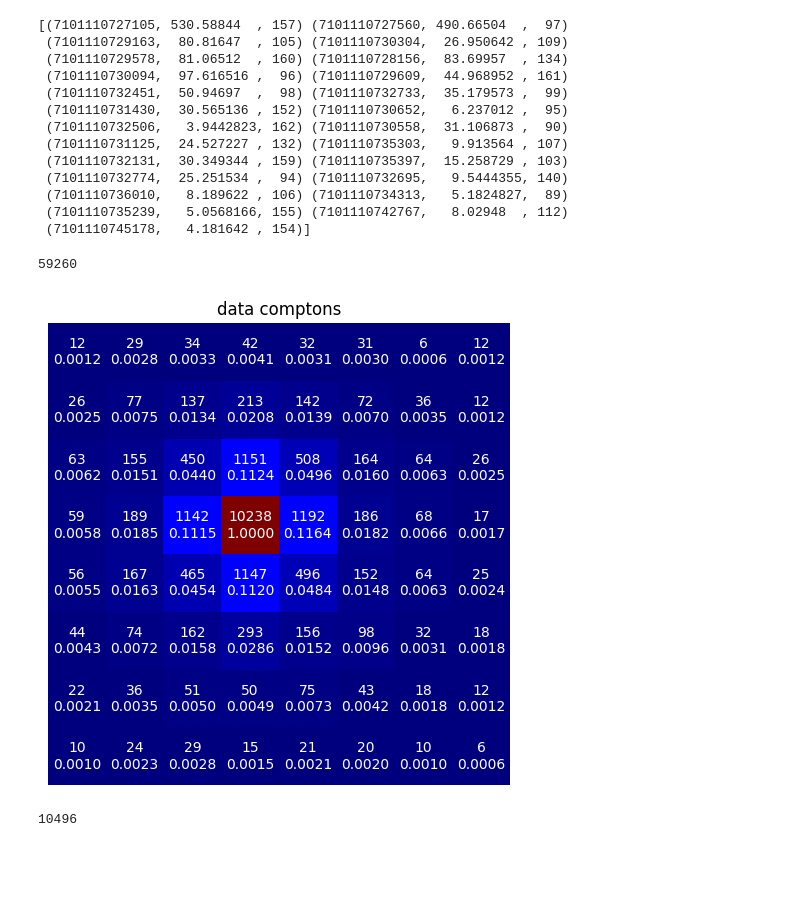
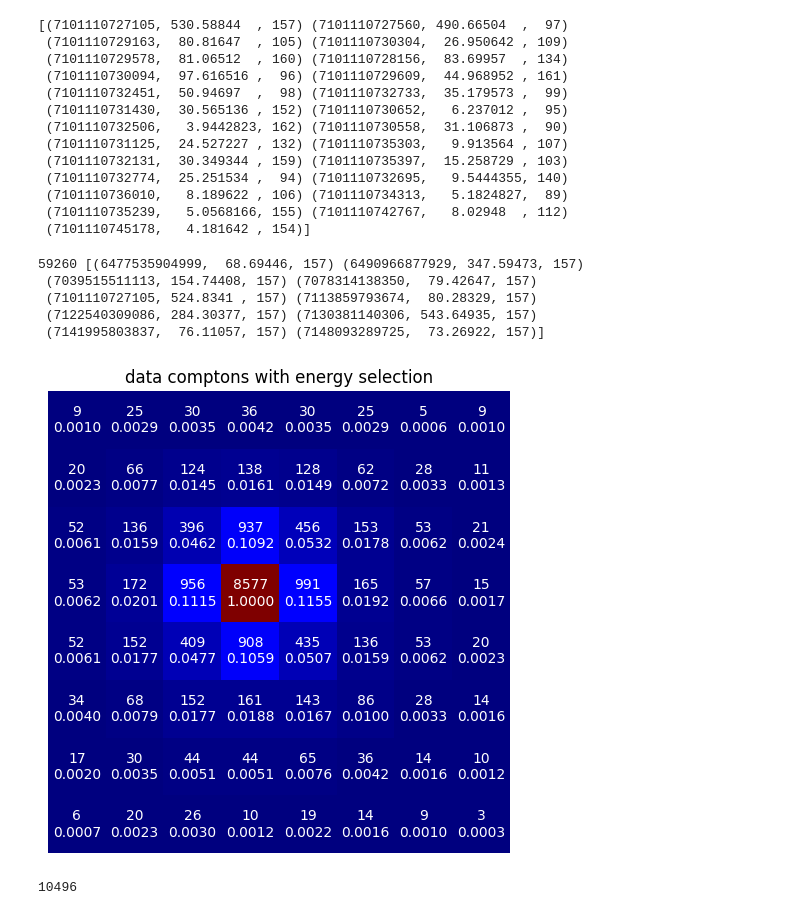
Before and after one commit to chenkale/TPPTComptonReconstruction, a Jupyter notebook: singlesanalysis.ipynb, the cells around one changed output. Saved outputs shown, nothing was run; the diff lists cells and outputs as text; code cells hidden in the pictures; blank space fills up the shorter version.

```diff
--- a/singlesanalysis.ipynb
+++ b/singlesanalysis.ipynb
@@ -410,19 +410,18 @@ print(relcal)
  (7101110745178,   4.181642 , 154)]
 # %%
 heatmap = np.zeros(64)
-meansheatmap = np.zeros(64)
-meansheatmapcorrected = np.zeros(64)
 allenergies, targetid = [], 157
 firstenergies = []
-pairenergysums = []
+pairenergysums = [[] for _ in range(64)] # 64 lists
+pairenergysumscorr = [[] for _ in range(64)] # 64 lists
 for i in tqdm(range(0, len(data), 10000000)):
     chunk = np.array(data[i:i+10000000])
     chunk = chunk[chunk['id'] > 127]
     chunk = chunk[chunk['id'] < 192]
     chunk['energy'] = energycal.convertenergy(chunk['energy'], escalars[chunk['id']])
     targetidchunk = chunk[chunk['id'] == targetid]
-    print(len(targetidchunk))
-    allenergies.extend(list(targetidchunk['energy']))
+    print(len(targetidchunk), targetidchunk[0:10])
+    allenergies.extend(targetidchunk['energy'].tolist())
     chunk['id'] = chunk['id'] % 64
     chunk = chunk[chunk['energy'] > 100.0]
     chunk = chunk[chunk['energy'] < 400.0]
@@ -433,46 +432,51 @@ for i in tqdm(range(0, len(data), 10000000)):
         if chunk[i]['time'] - lasttime > 10000:
             if neventsthisgroup == 2:
                 if targetid % 64 in chunk[startindex:endindex]['id']:
-                    heatmap[np.unique(chunk[startindex:endindex]['id'])] += 1
-                    meansheatmap[np.unique(chunk[startindex:endindex]['id'])] += np.sum(chunk[startindex:endindex]['energy'])
-                    targetidchunk = chunk[startindex:endindex][chunk[startindex:endindex]['id'] == targetid % 64]
-                    firstenergies.extend(list(targetidchunk['energy']))
+                    targetidchunk1 = chunk[startindex:endindex][chunk[startindex:endindex]['id'] == targetid % 64]
+                    firstenergies.extend(targetidchunk1['energy'].tolist())
                     energies1, energies2 = chunk[startindex:endindex]['energy'][0], chunk[startindex:endindex]['energy'][1]
                     ids1, ids2 = chunk[startindex:endindex]['id'][0], chunk[startindex:endindex]['id'][1]
                     correctedenergies1, correctedenergies2 = crosstalk.correctenergies(ids1, ids2, energies1, energies2)
-                    pairenergysums.append(correctedenergies1 + correctedenergies2)
-                    meansheatmapcorrected[np.unique(chunk[startindex:endindex]['id'])] += correctedenergies1 + correctedenergies2
+                    pairenergysums[ids1].append(energies1 + energies2)
+                    pairenergysums[ids2].append(energies2 + energies1)
+                    pairenergysumscorr[ids1].append(correctedenergies1 + correctedenergies2)
+                    pairenergysumscorr[ids2].append(correctedenergies2 + correctedenergies1)
+                    if correctedenergies1 + correctedenergies2 > 450:
+                        heatmap[ids1] += 1
+                        heatmap[ids2] += 1
             startindex = endindex
             lasttime = chunk[i]['time']
             neventsthisgroup = 0
         endindex += 1
         neventsthisgroup += 1
-meansheatmap = meansheatmap / heatmap
-meansheatmapcorrected = meansheatmapcorrected / heatmap
 # %% [output]
-59260
+59260 [(6477535904999,  68.69446, 157) (6490966877929, 347.59473, 157)
+ (7039515511113, 154.74408, 157) (7078314138350,  79.42647, 157)
+ (7101110727105, 524.8341 , 157) (7113859793674,  80.28329, 157)
+ (7122540309086, 284.30377, 157) (7130381140306, 543.64935, 157)
+ (7141995803837,  76.11057, 157) (7148093289725,  73.26922, 157)]
 # %%
 plt.figure(figsize=(6, 6))
 heatmap = heatmap.reshape(8, 8)
 heatmapindexed = np.zeros((8, 8))
 photopeaksindexed = np.zeros((8, 8))
 for i in range(8):
     for j in range(8):
         x, y = indices[i * 8 + j][0], indices[i * 8 + j][1]
         heatmapindexed[x, y] = heatmap[i, j]
         photopeaksindexed[x, y] = photopeaks[i * 8 + j]
 heatmapindexed = heatmapindexed[::-1, ::1]
 plt.imshow(heatmapindexed, cmap='jet', origin='lower')
 for i in range(8):
     for j in range(8):
         #text = f'{int(heatmapindexed[i, j])}\n{heatmapindexed[i, j] / np.max(heatmapindexed):.4f}\n{photopeaksindexed[i, j]:.2f}'
         text = f'{int(heatmapindexed[i, j])}\n{heatmapindexed[i, j] / np.max(heatmapindexed):.4f}'
         plt.text(j, i, text, ha='center', va='center', color='white')
 plt.axis('off')
-plt.title('data comptons')
+plt.title('data comptons with energy selection')
 plt.show()
 # %% [output]
-[figure, old version]
+[figure, new version]
 # %%
 allenergies = np.array(allenergies)
 allenergies = allenergies[allenergies > 100.0]
```
Also changed, not shown: parts of 4 cells of this notebook, 12 other files.
